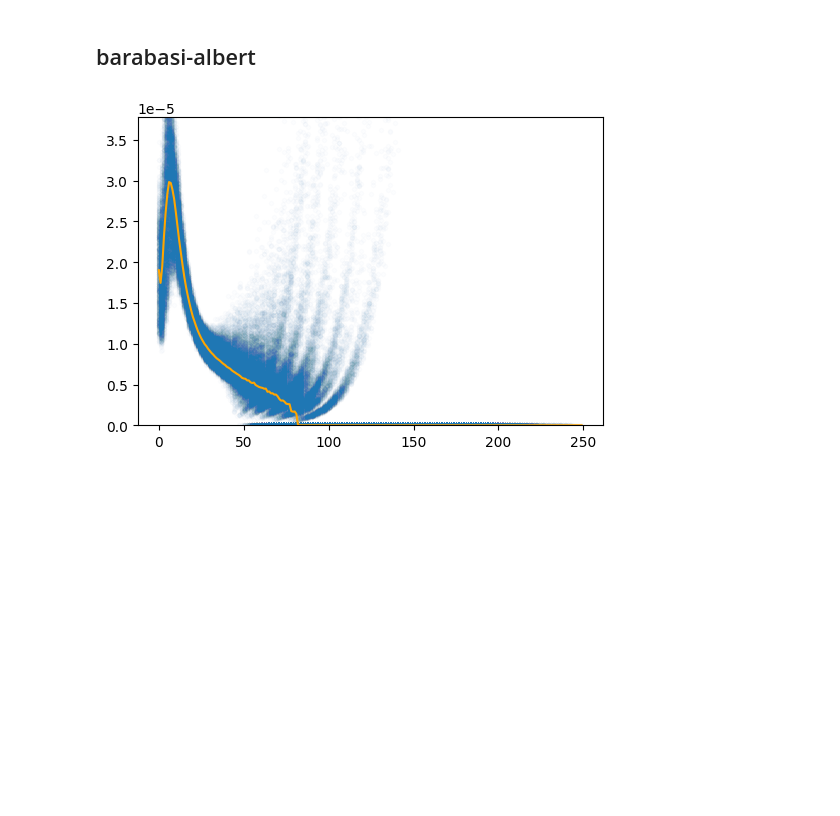
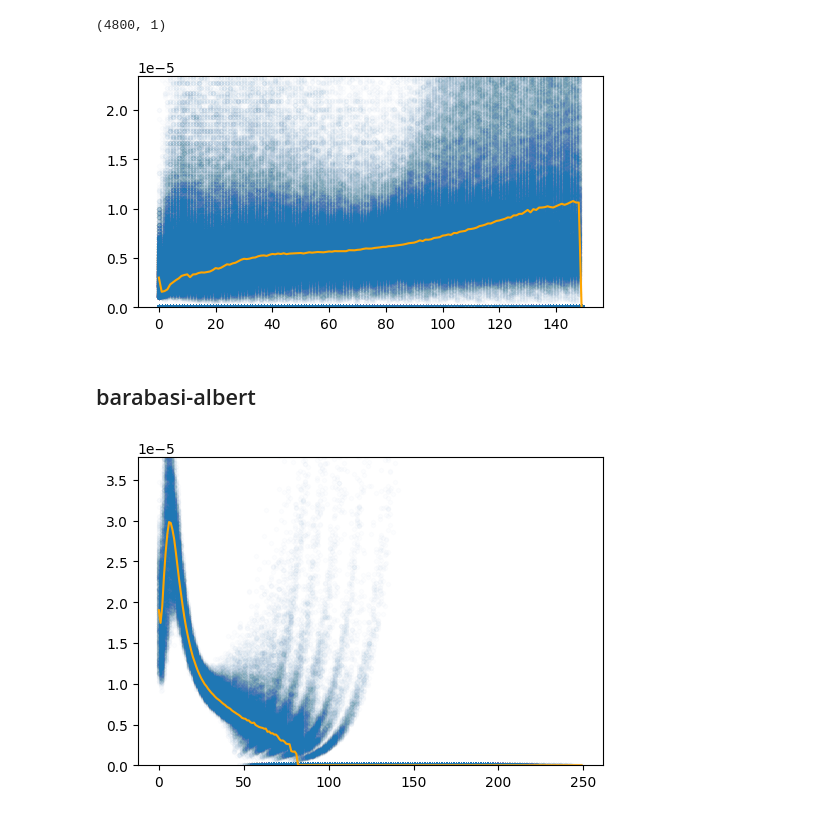
Before and after one commit to Mpkosh/network_hybrid_33, a Jupyter notebook: save_median.ipynb, the cells around one changed output. Saved outputs shown, nothing was run; the diff lists cells and outputs as text; code cells hidden in the pictures; blank space fills up the shorter version.

```diff
--- a/save_median.ipynb
+++ b/save_median.ipynb
@@ -28,22 +25,21 @@ The autoreload extension is already loaded. To reload it, use:
 # %%
-def save_median(seed_dirs, df_seeds, is_filename=False):
+def save_median(seed_dirs, df_seeds, is_filename=False,
+               mfile=f'sw100k_median_beta.csv'):
     betas = pd.DataFrame()
-    fig = plt.figure(figsize=(6, 4))
+    fig = plt.figure(figsize=(6, 3))
 
     if is_filename:
         col = 'file'
     else:
         col = 'seed_number'
 
-    for i in df_seeds[df_seeds.set!='test'][col].values:
+    for i in df_seeds:
         if is_filename:
-            df = pd.read_csv(seed_dirs+i.split('\\')[-1])
+            df = pd.read_csv(seed_dirs+i[0])
         else:
             df = pd.read_csv(seed_dirs+f'seir_seed_{i}.csv')
-        epidemic_end = df[(df['E'] == 0) & (df['I'] == 0)].index
-        if epidemic_end.shape[0] > 1:
-            df.loc[epidemic_end[0]:, 'Beta'] = -2  # поправил на df.loc[...] вместо df['Beta'].loc[...]
-
+        df = df[(df['E'] > 0) | (df['I'] > 0)]
+        df.replace([np.inf, -np.inf], 0, inplace=True)
         df = df[['Beta']]
         df.columns = [i]  # Переименовываем колонку 'Beta' в номер сида
         betas = pd.concat([betas, df], axis=1)
@@ -51,12 +47,29 @@ def save_median(seed_dirs, df_seeds, is_filename=False):
     chosen_b = betas[betas>=0]
     median_beta = chosen_b.median(axis=1)
 
-    plt.plot(chosen_b, marker='.', ls='',alpha=0.01, color='tab:blue')
+    plt.plot(chosen_b, marker='.', ls='',alpha=0.01,
+             color='tab:blue')
     plt.plot(median_beta, ls='-', color='orange',
              label='$\mathregular{M_{median}}$')
     plt.ylim(0,betas.max().quantile(0.5))
 
-    median_beta.to_csv(f'{seed_dirs}/median_beta.csv', header=['median_beta'])
+    median_beta.to_csv(mfile)
+# %%
+seed_dir = "../new_sw_100000/"
+model_file = f'sw100k_median_beta.csv'
+lag = 4
+
+df_seeds1 = pd.read_csv('train_files.csv').values[::10]
+df_seeds2 = pd.read_csv('val_files.csv').values[::10]
+
+df_seeds = np.concatenate([df_seeds1,df_seeds2])
+print(df_seeds.shape)
+
+save_median(seed_dir, df_seeds, is_filename=True,
+               mfile=model_file)
+# %% [output]
+(4800, 1)
+[figure, added]
 # %% [markdown]
 ## barabasi-albert
 # %%
```
Also changed, not shown: parts of 1 cell of this notebook, 20 other files.
